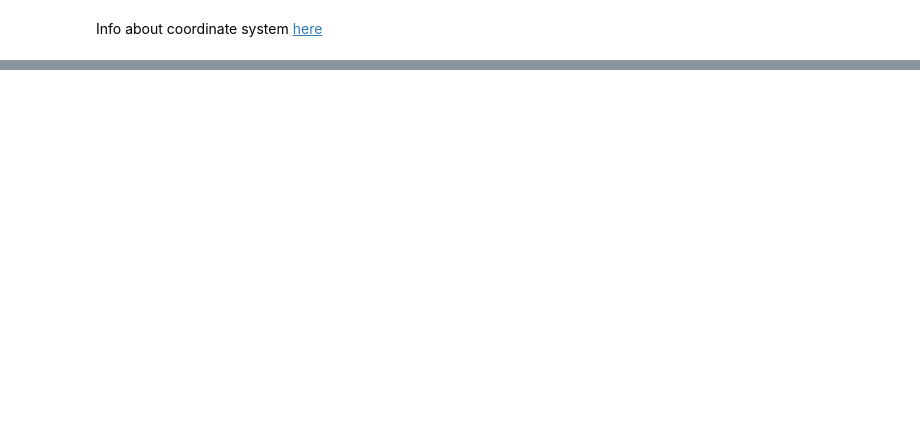
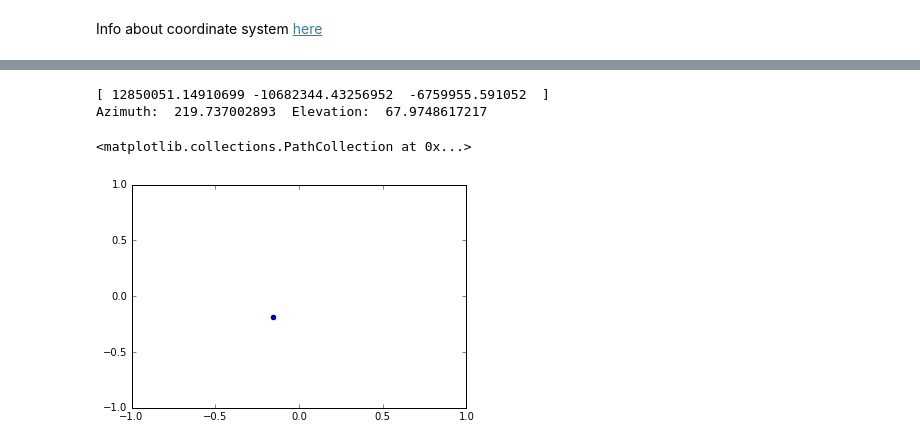
Before and after one commit to mikesneider/SatellitalPosition, a Jupyter notebook: FTP+access.ipynb, the cells around one changed output, grey strips where cells are left out. Saved outputs shown, nothing was run; the diff lists cells and outputs as text; code cells hidden in the pictures; blank space fills up the shorter version.

Commit message:
Position in Azimuth - Elevation
From Ephemeris Data (Navigation File) Get the position in
Azimuth-Elevation

```diff
--- a/FTP+access.ipynb
+++ b/FTP+access.ipynb
@@ -428,5 +448,6 @@ def future_position(e,t_data,GPSweek):
 # %%
 import datetime
+PRN = 23
 #import ephem
 
 navfile = 'navRINEX'
@@ -439,8 +460,9 @@ for navDataObj in navData:
     ephem = navDataObj.toGPSEphemeris()
     bcestore.addEphemeris(ephem)
     if contador == 1:
+        print "PRN: ",ephem.satID
         globalEphem = ephem
-        X,Y = future_position(ephem,280850,1937)
+        POS = future_position(ephem,280850,1937)
         print "GPS time:", ephem.HOWtime
         print
         contador += 1
@@ -683,0 +546,36 @@ def OtherOpcion(eccentricity,mean_anomaly,precision=50, max_iterations=1000):
+# %%
+def ECEFtoAzElev(pos,lon,lat):
+    '''
+    pos: Position of satellite in ECEF
+    lon: Longitude of receptor in earth
+    lat: Latitude of receptor in earth
+    '''
+    posECEF = LLA2ECEF(lon,lat)
+    EarthPosECEF = POS
+    sez = ECEF2SEZ(EarthPosECEF,posECEF)
+    Az,El = azimuthAndEvevation(sez)
+    return Az,El
+# %%
+Longitude_inGround = -73.1224429
+Latitude_inGround = 7.1388027
+AZ,EL = ECEFtoAzElev(POS,Longitude_inGround,Latitude_inGround)
+print "Azimuth: ",AZ," Elevation: ",EL
+# %% [output]
+[ 12850051.14910699 -10682344.43256952  -6759955.591052  ]
+Azimuth:  219.737002893  Elevation:  67.9748617217
+# %%
+def to_skyplot(elevation, azimut):
+    e = np.array(elevation)
+    a = np.array(azimut)
+    sx = ((90-e)/90) * np.sin (a * (np.pi/180))
+    sy = ((90-e)/90) * np.cos (a * (np.pi/180))
+    return (sx,sy)
+# %%
+x,y = to_skyplot(EL,AZ)
+axes = plt.gca()
+axes.set_xlim([-1,1])
+axes.set_ylim([-1,1])
+plt.scatter(x,y)
+# %% [output]
+<matplotlib.collections.PathCollection at 0x...>
+[figure, added]
```
Also changed, not shown: parts of 28 cells of this notebook.
